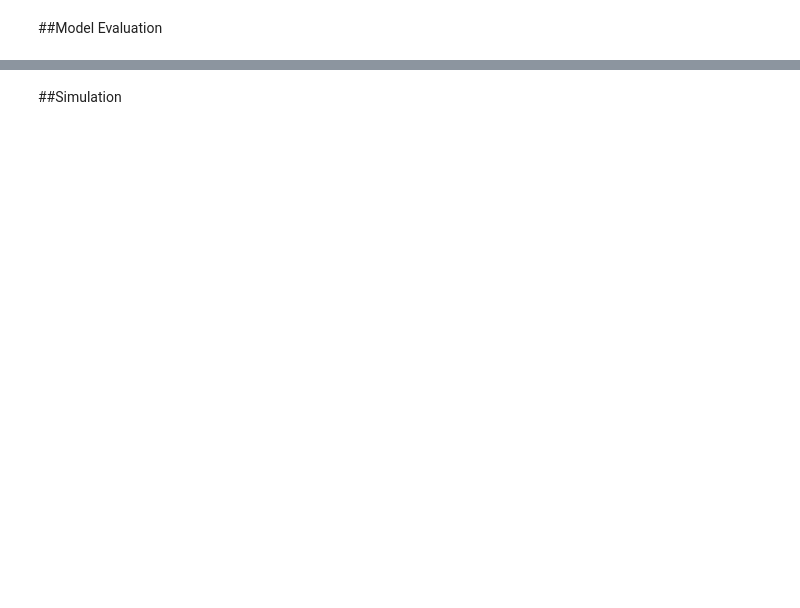
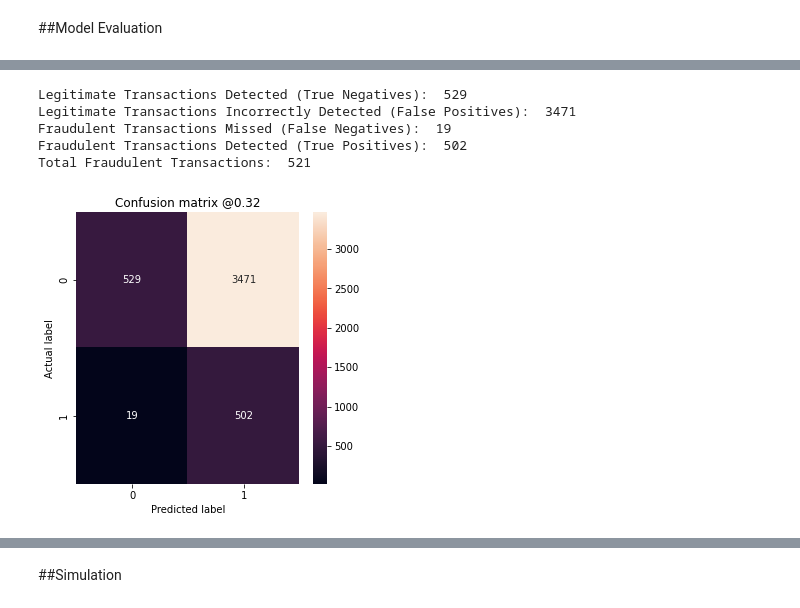
Before and after one commit to andreanstev/Bank_Telemarketing_Analysis, a Jupyter notebook: _Demo_day_Fintech_8.ipynb, the cells around one changed output, grey strips where cells are left out. Saved outputs shown, nothing was run; the diff lists cells and outputs as text; code cells hidden in the pictures; blank space fills up the shorter version.

```diff
--- a/_Demo_day_Fintech_8.ipynb
+++ b/_Demo_day_Fintech_8.ipynb
@@ -464,0 +464,9 @@ Total Fraudulent Transactions:  521
+# %%
+plot_confution_matrix(label_test, predict_test, p=0.32)
+# %% [output]
+Legitimate Transactions Detected (True Negatives):  529
+Legitimate Transactions Incorrectly Detected (False Positives):  3471
+Fraudulent Transactions Missed (False Negatives):  19
+Fraudulent Transactions Detected (True Positives):  502
+Total Fraudulent Transactions:  521
+[figure, added]
```
Also changed, not shown: parts of 27 cells of this notebook.
